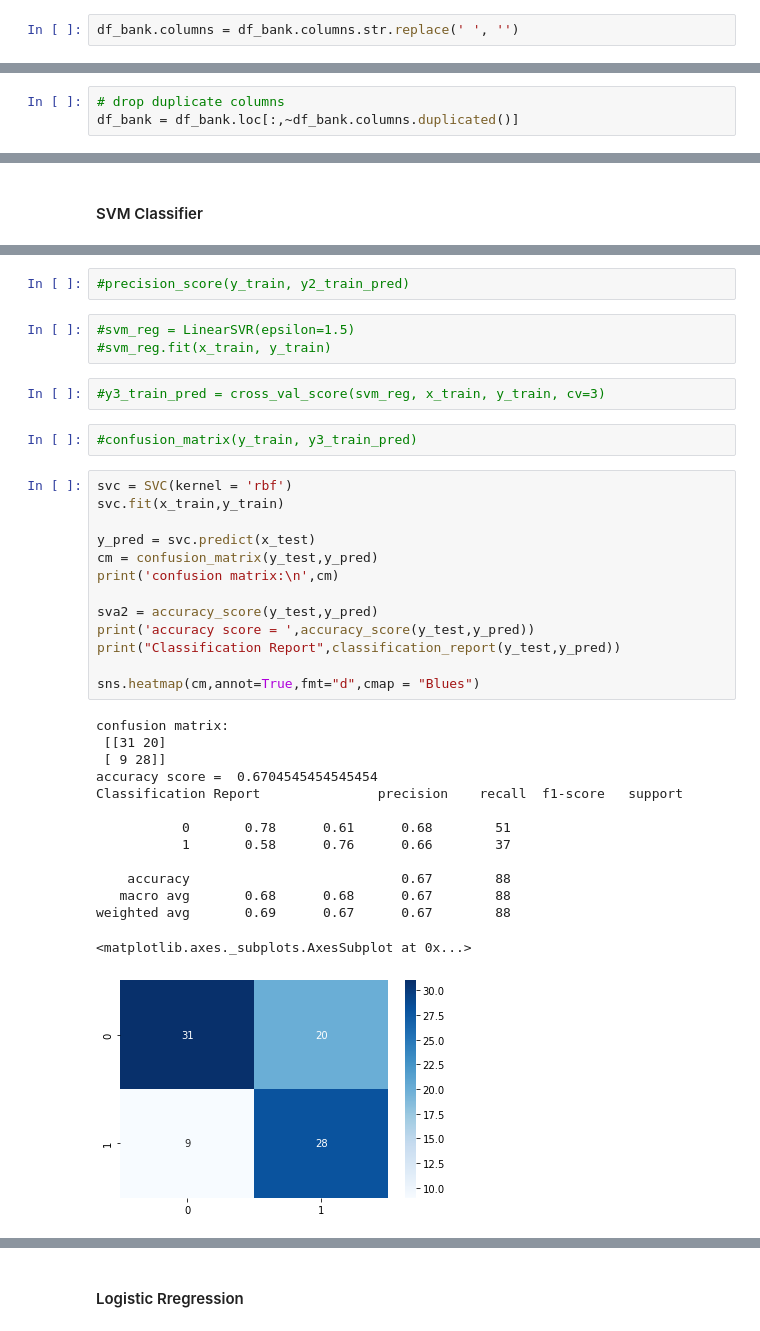
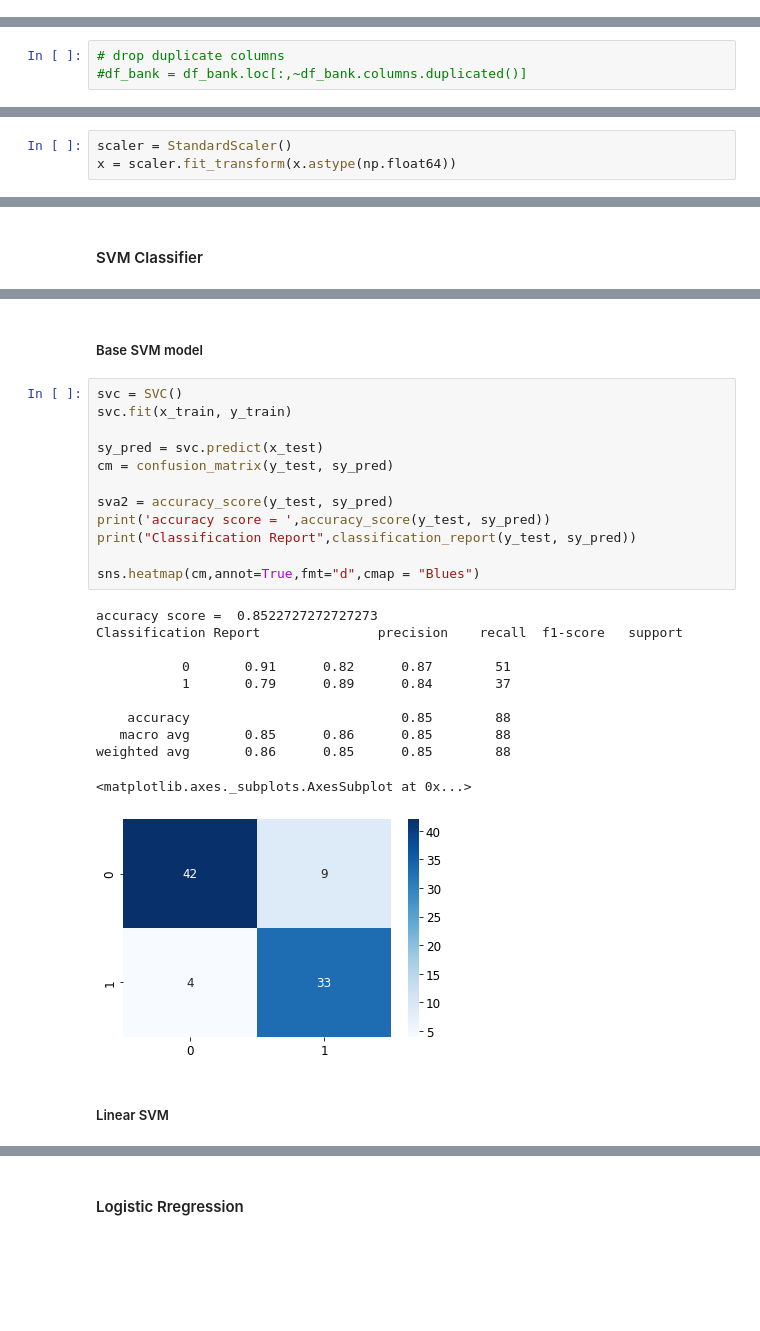
Before and after one commit to erinmcmahon26/Company-Bankruptcy-Prediction, a Jupyter notebook: Company_Bankruptcy.ipynb, the cells around one changed output, grey strips where cells are left out. Drawn from its saved outputs; the diff is of its cells as text; blank space fills up the shorter version.

```diff
--- a/Company_Bankruptcy.ipynb
+++ b/Company_Bankruptcy.ipynb
@@ -73,5 +80,3 @@ Index(['Bankrupt?', ' ROA(C) before interest and depreciation before interest',
        ' Interest Coverage Ratio (Interest expense to EBIT)',
        ' Net Income Flag', ' Equity to Liability'],
       dtype='object')
-# %%
-df_bank.columns = df_bank.columns.str.replace(' ', '')
@@ -82,6 +83,6 @@ df_bank.columns.duplicated().sum()
 # %%
 # drop duplicate columns
-df_bank = df_bank.loc[:,~df_bank.columns.duplicated()]
+#df_bank = df_bank.loc[:,~df_bank.columns.duplicated()]
 # %%
 df_bank['Bankrupt?'].value_counts()
 # %% [output]
@@ -201,5 +203,8 @@ After taking an even sample of companies that went bankrupt and companies that d
 # %%
 y = new_df_bank['Bankrupt?']
 x = new_df_bank.drop('Bankrupt?', axis=1)
+# %%
+scaler = StandardScaler()
+x = scaler.fit_transform(x.astype(np.float64))
 # %%
 x_train, x_test, y_train, y_test = train_test_split(x,y, test_size=0.2, random_state=42)
@@ -343,37 +295,28 @@ After our summary statistics as well as plotting our ROC graph, it is easy to se
-# %%
-#precision_score(y_train, y2_train_pred)
-# %%
-#svm_reg = LinearSVR(epsilon=1.5)
-#svm_reg.fit(x_train, y_train)
-# %%
-#y3_train_pred = cross_val_score(svm_reg, x_train, y_train, cv=3)
-# %%
-#confusion_matrix(y_train, y3_train_pred)
+# %% [markdown]
+##### Base SVM model
 # %%
-svc = SVC(kernel = 'rbf')
-svc.fit(x_train,y_train)
+svc = SVC()
+svc.fit(x_train, y_train)
 
-y_pred = svc.predict(x_test)
-cm = confusion_matrix(y_test,y_pred)
-print('confusion matrix:\n',cm)
+sy_pred = svc.predict(x_test)
+cm = confusion_matrix(y_test, sy_pred)
 
-sva2 = accuracy_score(y_test,y_pred)
-print('accuracy score = ',accuracy_score(y_test,y_pred))
-print("Classification Report",classification_report(y_test,y_pred))
+sva2 = accuracy_score(y_test, sy_pred)
+print('accuracy score = ',accuracy_score(y_test, sy_pred))
+print("Classification Report",classification_report(y_test, sy_pred))
 
 sns.heatmap(cm,annot=True,fmt="d",cmap = "Blues")
 # %% [output]
-confusion matrix:
- [[31 20]
- [ 9 28]]
-accuracy score =  0.6704545454545454
+accuracy score =  0.8522727272727273
 Classification Report               precision    recall  f1-score   support
 
-           0       0.78      0.61      0.68        51
-           1       0.58      0.76      0.66        37
+           0       0.91      0.82      0.87        51
+           1       0.79      0.89      0.84        37
 
-    accuracy                           0.67        88
-   macro avg       0.68      0.68      0.67        88
-weighted avg       0.69      0.67      0.67        88
+    accuracy                           0.85        88
+   macro avg       0.85      0.86      0.85        88
+weighted avg       0.86      0.85      0.85        88
 <matplotlib.axes._subplots.AxesSubplot at 0x...>
-[figure, old version]
+[figure, new version]
+# %% [markdown]
+##### Linear SVM
```
Also changed, not shown: parts of 51 cells of this notebook.
